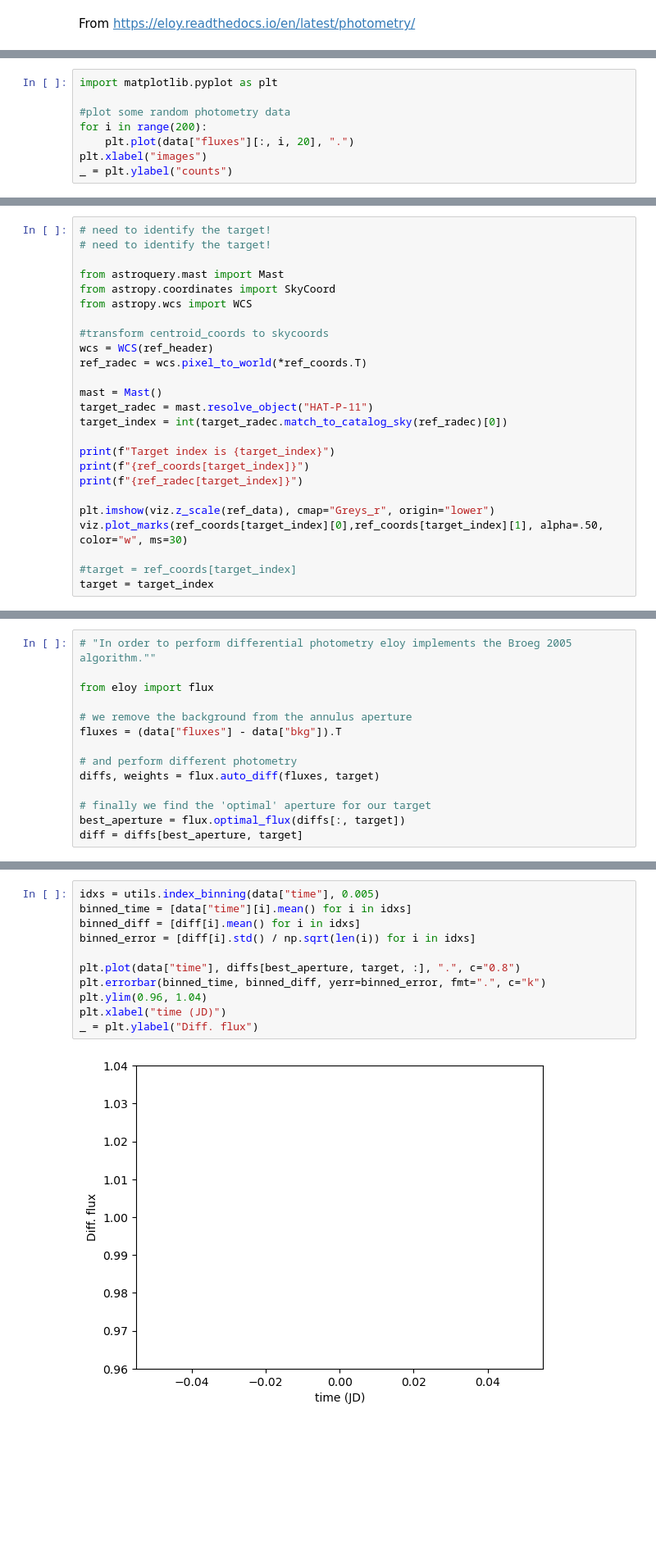
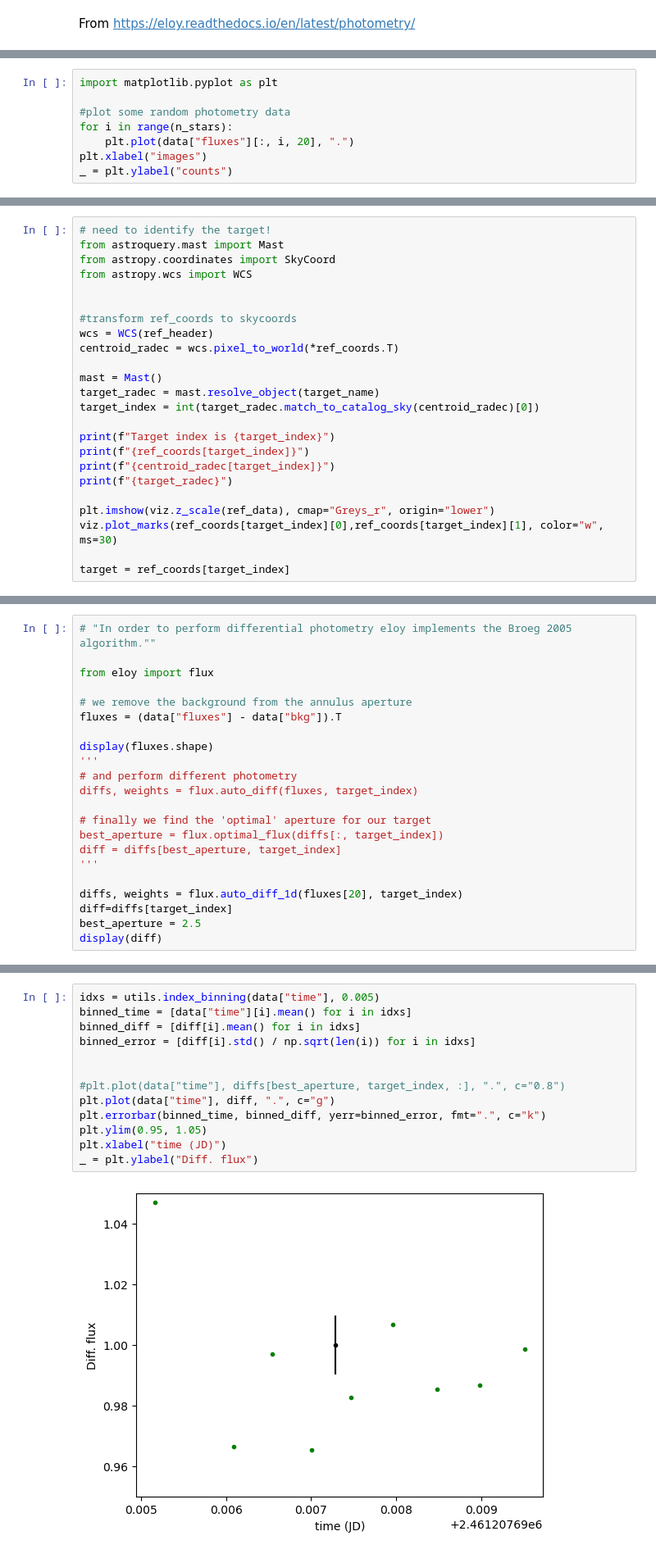
Before and after one commit to adamarthurryan/jupyter, a Jupyter notebook: learning/eloy-photometry-tutorial/photometry.ipynb, the cells around one changed output, grey strips where cells are left out. Shown at 82% size. Cells and saved outputs as stored; diff of their text form; blank space fills up the shorter version.

```diff
--- a/learning/eloy-photometry-tutorial/photometry.ipynb
+++ b/learning/eloy-photometry-tutorial/photometry.ipynb
@@ -154,7 +152,7 @@ data["fluxes"].shape
 import matplotlib.pyplot as plt
 
 #plot some random photometry data
-for i in range(200):
+for i in range(n_stars):
     plt.plot(data["fluxes"][:, i, 20], ".")
 plt.xlabel("images")
 _ = plt.ylabel("counts")
@@ -164,27 +161,26 @@ IndexError: index 100 is out of bounds for axis 1 with size 100
 # %%
 # need to identify the target!
-# need to identify the target!
-
 from astroquery.mast import Mast
 from astropy.coordinates import SkyCoord
 from astropy.wcs import WCS
 
-#transform centroid_coords to skycoords
+
+#transform ref_coords to skycoords
 wcs = WCS(ref_header)
-ref_radec = wcs.pixel_to_world(*ref_coords.T)
+centroid_radec = wcs.pixel_to_world(*ref_coords.T)
 
 mast = Mast()
-target_radec = mast.resolve_object("HAT-P-11")
-target_index = int(target_radec.match_to_catalog_sky(ref_radec)[0])
+target_radec = mast.resolve_object(target_name)
+target_index = int(target_radec.match_to_catalog_sky(centroid_radec)[0])
 
 print(f"Target index is {target_index}")
 print(f"{ref_coords[target_index]}")
-print(f"{ref_radec[target_index]}")
+print(f"{centroid_radec[target_index]}")
+print(f"{target_radec}")
 
 plt.imshow(viz.z_scale(ref_data), cmap="Greys_r", origin="lower")
-viz.plot_marks(ref_coords[target_index][0],ref_coords[target_index][1], alpha=.50, color="w", ms=30)
+viz.plot_marks(ref_coords[target_index][0],ref_coords[target_index][1], color="w", ms=30)
 
-#target = ref_coords[target_index]
-target = target_index
+target = ref_coords[target_index]
 # %% [output]
 WARNING: FITSFixedWarning: 'obsfix' made the change 'Observatory coordinates inconsistent by 3.0 metres'. [astropy.wcs.wcs]
@@ -201,9 +277,17 @@ from eloy import flux
 # we remove the background from the annulus aperture
 fluxes = (data["fluxes"] - data["bkg"]).T
 
+display(fluxes.shape)
+'''
 # and perform different photometry
-diffs, weights = flux.auto_diff(fluxes, target)
+diffs, weights = flux.auto_diff(fluxes, target_index)
 
 # finally we find the 'optimal' aperture for our target
-best_aperture = flux.optimal_flux(diffs[:, target])
-diff = diffs[best_aperture, target]
+best_aperture = flux.optimal_flux(diffs[:, target_index])
+diff = diffs[best_aperture, target_index]
+'''
+
+diffs, weights = flux.auto_diff_1d(fluxes[20], target_index)
+diff=diffs[target_index]
+best_aperture = 2.5
+display(diff)
@@ -210,16 +313,18 @@ diff = diffs[best_aperture, target]
 # %%
 idxs = utils.index_binning(data["time"], 0.005)
 binned_time = [data["time"][i].mean() for i in idxs]
 binned_diff = [diff[i].mean() for i in idxs]
 binned_error = [diff[i].std() / np.sqrt(len(i)) for i in idxs]
 
-plt.plot(data["time"], diffs[best_aperture, target, :], ".", c="0.8")
+
+#plt.plot(data["time"], diffs[best_aperture, target_index, :], ".", c="0.8")
+plt.plot(data["time"], diff, ".", c="g")
 plt.errorbar(binned_time, binned_diff, yerr=binned_error, fmt=".", c="k")
-plt.ylim(0.96, 1.04)
+plt.ylim(0.95, 1.05)
 plt.xlabel("time (JD)")
 _ = plt.ylabel("Diff. flux")
 # %% [output]
-[figure, old version]
+[figure, new version]
 # %%
 print(fluxes)
 # %% [output]
```
Also changed, not shown: parts of 12 cells of this notebook, 6 other files.
